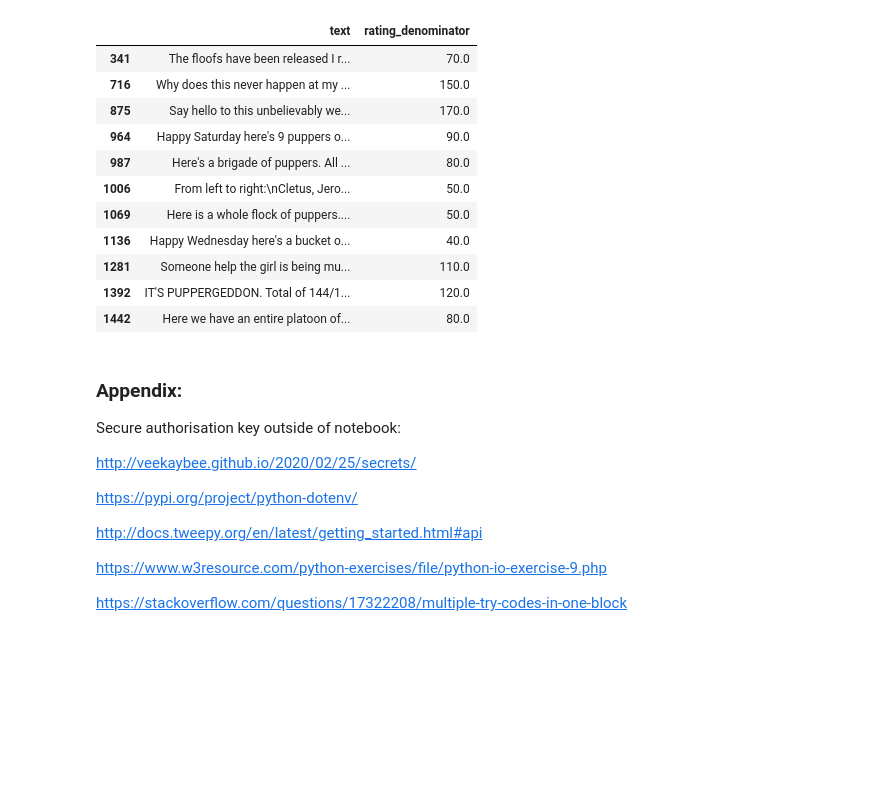
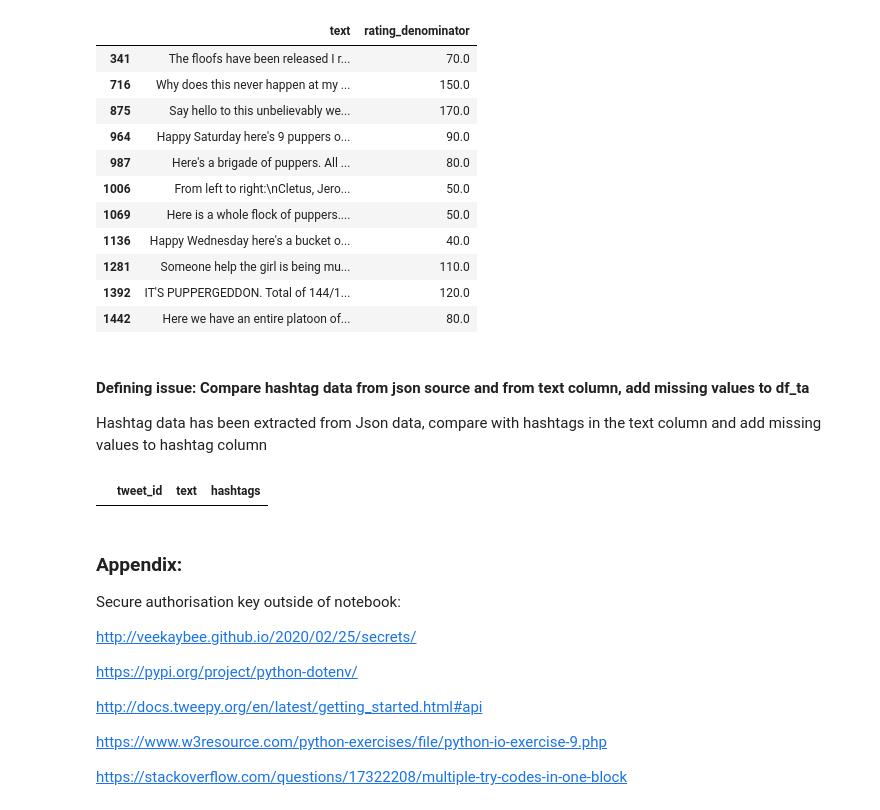
Before and after one commit to ChrisShuttle/Udacity_DAND_Project4_DataWrangling, a Jupyter notebook: project4_twitter_data_wrangling_and_analysis.ipynb, the cells around one changed output. Saved outputs shown, nothing was run; the diff lists cells and outputs as text; code cells hidden in the pictures; blank space fills up the shorter version.

Commit message:
feat: Clean hashtag data

```diff
--- a/project4_twitter_data_wrangling_and_analysis.ipynb
+++ b/project4_twitter_data_wrangling_and_analysis.ipynb
@@ -1185,3 +1161,8 @@ df_ta[['text', 'rating_denominator']].query('rating_denominator < 10 or rating_d
 | 1281 | Someone help the girl is being mu... | 110.0 |
 | 1392 | IT'S PUPPERGEDDON. Total of 144/1... | 120.0 |
 | 1442 | Here we have an entire platoon of... | 80.0 |
+# %% [markdown]
+<a id='defq3'></a>
+#### Defining issue: Compare hashtag data from json source and from text column, add missing values to df_ta
+
+Hashtag data has been extracted from Json data, compare with hashtags in the text column and add missing values to hashtag column
@@ -1187,0 +1185,4 @@ df_ta[['text', 'rating_denominator']].query('rating_denominator < 10 or rating_d
+# %%
+df_ta[['tweet_id','text', 'hashtags']].query('tweet_id in @update_hashtags')
+# %% [output]
+|  | tweet_id | text | hashtags |
```
Also changed, not shown: parts of 32 cells of this notebook.
